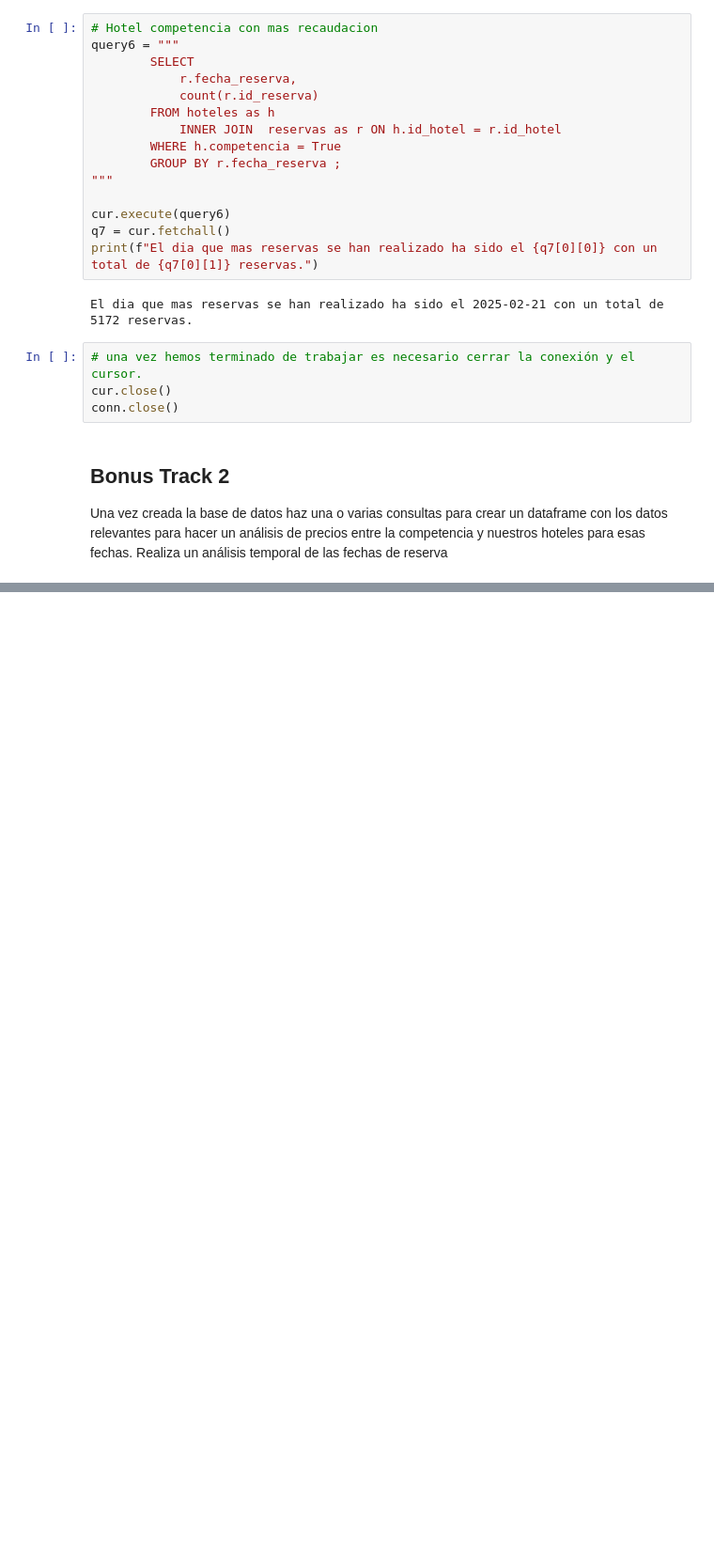
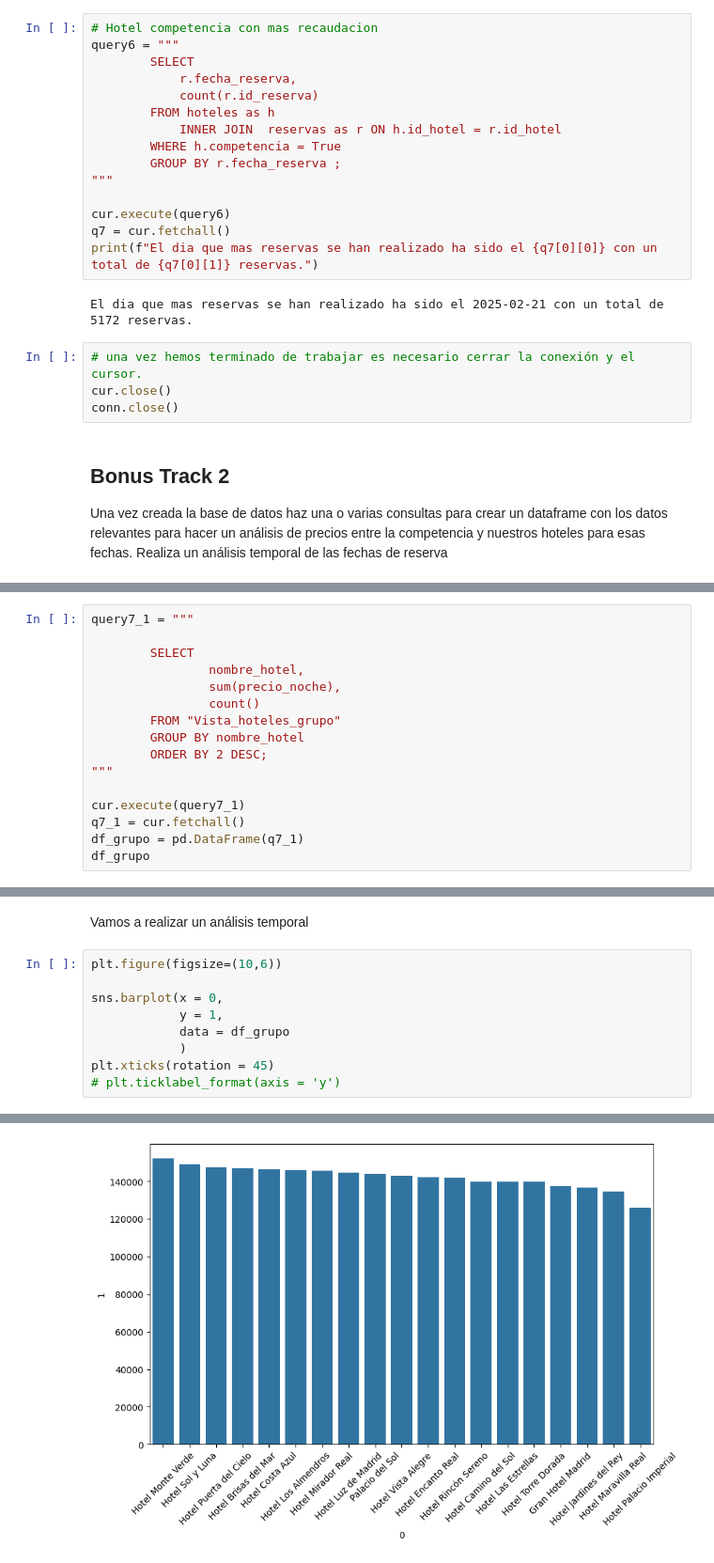
Before and after one commit to Gabijc/Proyecto_ETL_Hoteles, a Jupyter notebook: Notebooks/Bonus_track.ipynb, the cells around one changed output, grey strips where cells are left out. Shown at 94% size. Cells and saved outputs as stored; diff of their text form; blank space fills up the shorter version.

```diff
--- a/Notebooks/Bonus_track.ipynb
+++ b/Notebooks/Bonus_track.ipynb
@@ -192,0 +178,16 @@ df_grupo
+# %%
+query7_1 = """
+
+        SELECT
+                nombre_hotel,
+                sum(precio_noche),
+                count()
+        FROM "Vista_hoteles_grupo"
+        GROUP BY nombre_hotel
+        ORDER BY 2 DESC;
+"""
+
+cur.execute(query7_1)
+q7_1 = cur.fetchall()
+df_grupo = pd.DataFrame(q7_1)
+df_grupo
@@ -192,0 +212,12 @@ df_grupo
+# %% [markdown]
+Vamos a realizar un análisis temporal
+# %%
+plt.figure(figsize=(10,6))
+
+sns.barplot(x = 0,
+            y = 1,
+            data = df_grupo
+            )
+plt.xticks(rotation = 45)
+# plt.ticklabel_format(axis = 'y')
+# %% [output]
@@ -192,0 +244 @@ df_grupo
+[figure, added]
```
Also changed, not shown: parts of 15 cells of this notebook, 2 other files.
